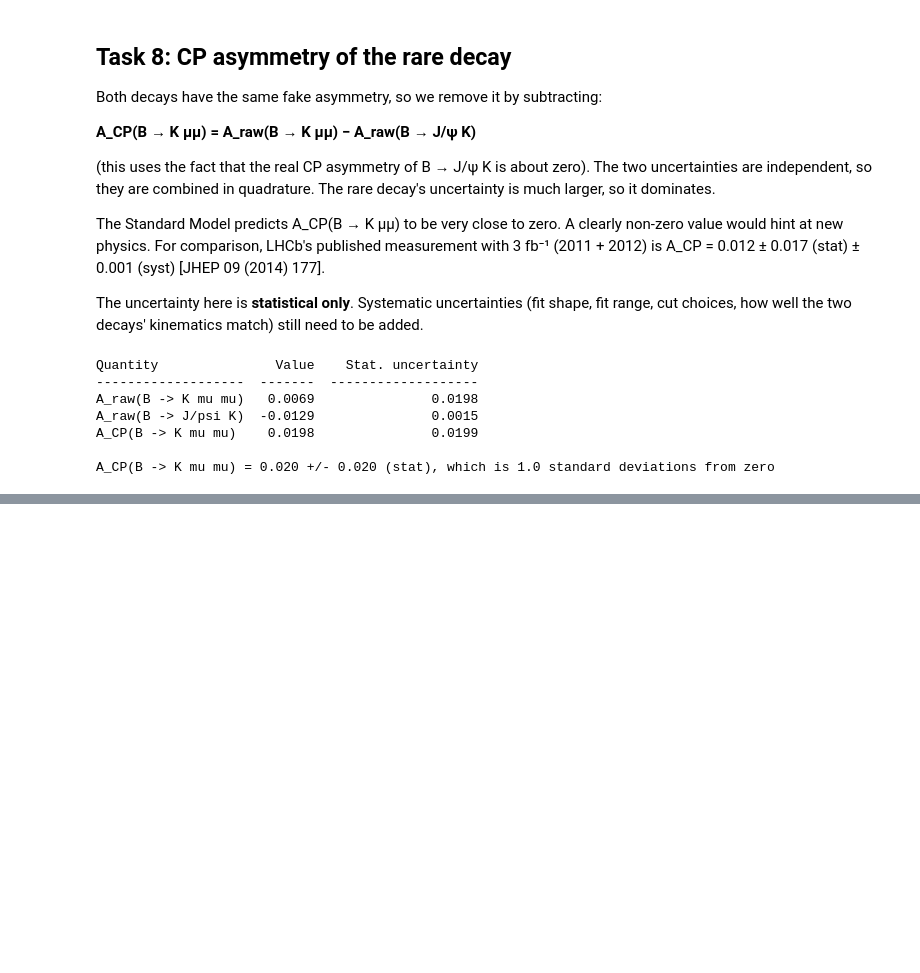
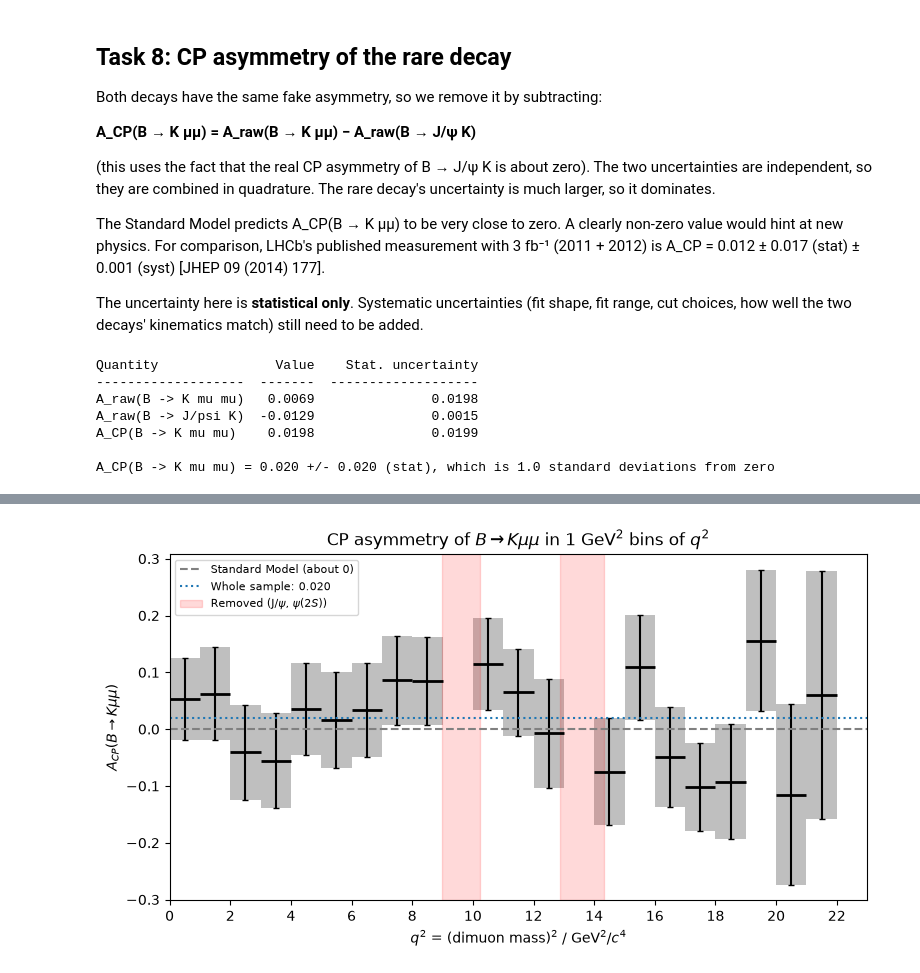
Before and after one commit to kamil-magom/kamil-sahrid-y3-cycle1-lab, a Jupyter notebook: sahrid/workbook.ipynb, the cells around one changed output, grey strips where cells are left out. Drawn from its saved outputs; the diff is of its cells as text; code cells hidden in the pictures; blank space fills up the shorter version.

```diff
--- a/sahrid/workbook.ipynb
+++ b/sahrid/workbook.ipynb
@@ -1754,0 +1998,27 @@ A_CP(B -> K mu mu) = 0.020 +/- 0.020 (stat), which is 1.0 standard deviations fr
+# %%
+#Histogram-style plot: one flat bar per 1 GeV^2 bin, with its uncertainty
+fig, ax = plt.subplots(figsize=(9, 4.5))
+for r in fine_results:
+    colour = 'black' if r['valid'] else 'orange'
+    ax.hlines(r['A_CP'], r['lo'], r['hi'], color=colour, linewidth=2)                 #the bin's value across its width
+    ax.add_patch(plt.Rectangle((r['lo'], r['A_CP'] - r['A_CP_err']), r['hi'] - r['lo'], 2 * r['A_CP_err'],
+                               color=colour, alpha=0.25, linewidth=0))                 #its uncertainty band
+    ax.errorbar(0.5 * (r['lo'] + r['hi']), r['A_CP'], yerr=r['A_CP_err'], fmt='none', ecolor=colour, capsize=2)
+
+ax.axhline(0, color='grey', linestyle='--', label='Standard Model (about 0)')
+ax.axhline(A_CP_rare, color='tab:blue', linestyle=':', label=f'Whole sample: {A_CP_rare:.3f}')
+for k, m in enumerate((M_JPSI, M_PSI2S)):
+    ax.axvspan(((m - 100) / 1000)**2, ((m + 100) / 1000)**2, color='red', alpha=0.15,
+               label='Removed (J/$\\psi$, $\\psi(2S)$)' if k == 0 else None)
+if not all(r['valid'] for r in fine_results):
+    ax.plot([], [], color='orange', linewidth=2, label='Fit failed')
+
+ax.set_xlim(0, 23)
+ax.set_xticks(np.arange(0, 24, 2))
+ax.set_xlabel(r'$q^2$ = (dimuon mass)$^2$ / GeV$^2$/$c^4$')
+ax.set_ylabel(r'$A_{CP}(B \to K \mu\mu)$')
+ax.set_title(r'CP asymmetry of $B \to K \mu\mu$ in 1 GeV$^2$ bins of $q^2$')
+ax.legend(fontsize=8)
+plt.show()
+# %% [output]
+[figure, added]
```
Also changed, not shown: parts of 10 cells of this notebook.
